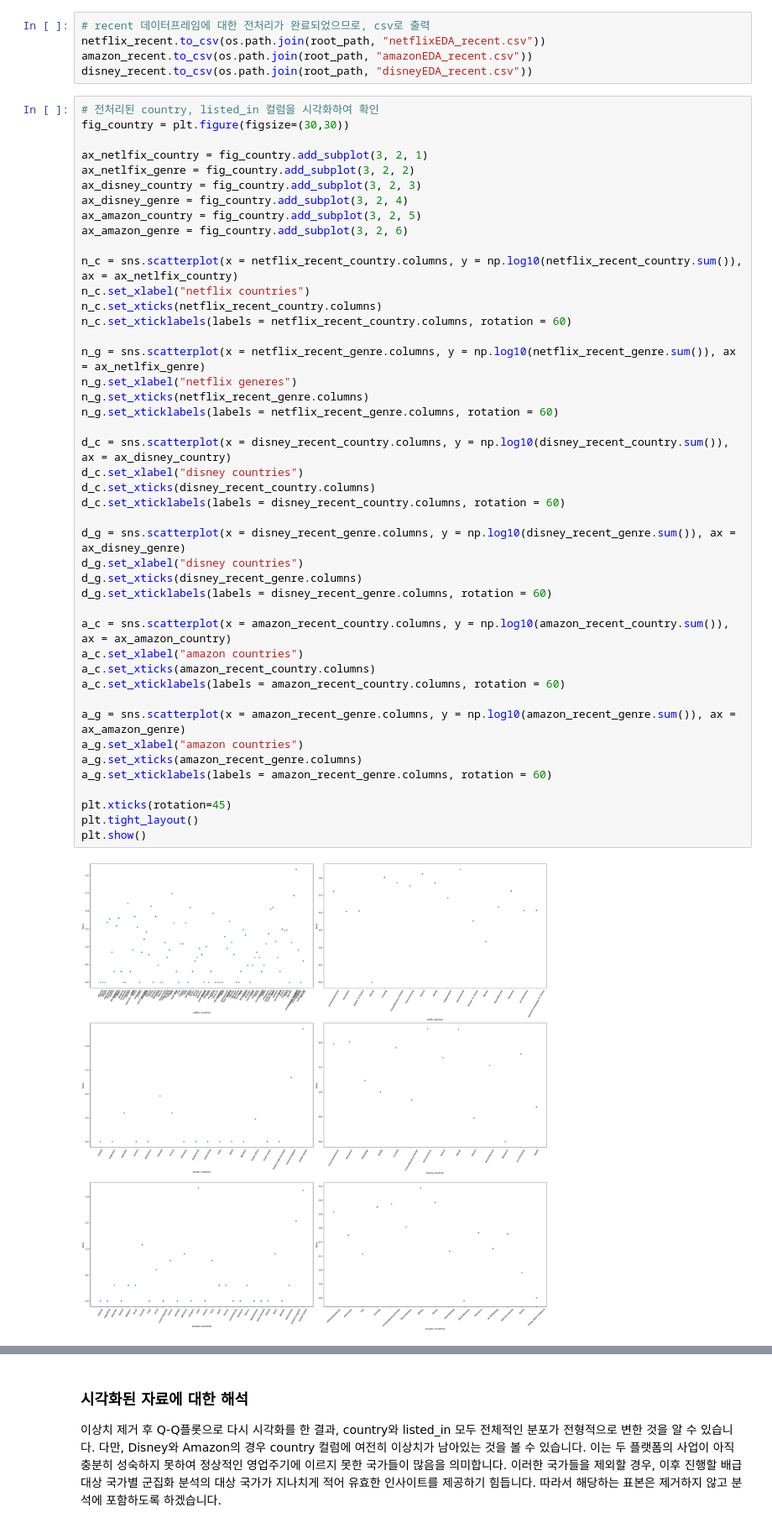
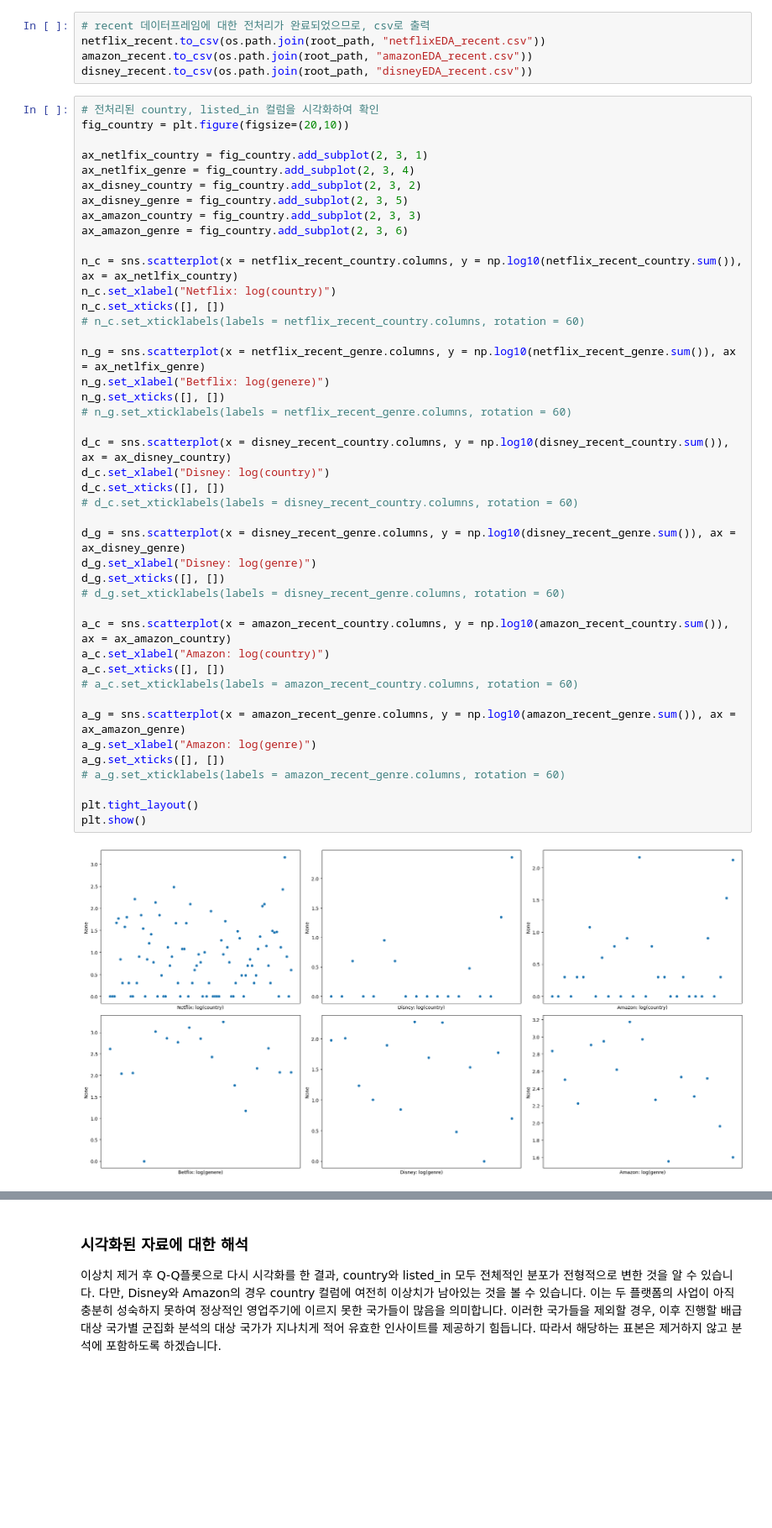
Before and after one commit to FennexFox/datathon, a Jupyter notebook: Datathon_01 copy.ipynb, the cells around one changed output, grey strips where cells are left out. Shown at 84% size. Saved outputs shown, nothing was run; the diff lists cells and outputs as text; blank space fills up the shorter version.

```diff
--- a/Datathon_01 copy.ipynb
+++ b/Datathon_01 copy.ipynb
@@ -482,50 +486,49 @@ amazon_recent.to_csv(os.path.join(root_path, "amazonEDA_recent.csv"))
 disney_recent.to_csv(os.path.join(root_path, "disneyEDA_recent.csv"))
 # %%
 # 전처리된 country, listed_in 컬럼을 시각화하여 확인
-fig_country = plt.figure(figsize=(30,30))
+fig_country = plt.figure(figsize=(20,10))
 
-ax_netlfix_country = fig_country.add_subplot(3, 2, 1)
-ax_netlfix_genre = fig_country.add_subplot(3, 2, 2)
-ax_disney_country = fig_country.add_subplot(3, 2, 3)
-ax_disney_genre = fig_country.add_subplot(3, 2, 4)
-ax_amazon_country = fig_country.add_subplot(3, 2, 5)
-ax_amazon_genre = fig_country.add_subplot(3, 2, 6)
+ax_netlfix_country = fig_country.add_subplot(2, 3, 1)
+ax_netlfix_genre = fig_country.add_subplot(2, 3, 4)
+ax_disney_country = fig_country.add_subplot(2, 3, 2)
+ax_disney_genre = fig_country.add_subplot(2, 3, 5)
+ax_amazon_country = fig_country.add_subplot(2, 3, 3)
+ax_amazon_genre = fig_country.add_subplot(2, 3, 6)
 
 n_c = sns.scatterplot(x = netflix_recent_country.columns, y = np.log10(netflix_recent_country.sum()), ax = ax_netlfix_country)
-n_c.set_xlabel("netflix countries")
-n_c.set_xticks(netflix_recent_country.columns)
-n_c.set_xticklabels(labels = netflix_recent_country.columns, rotation = 60)
+n_c.set_xlabel("Netflix: log(country)")
+n_c.set_xticks([], [])
+# n_c.set_xticklabels(labels = netflix_recent_country.columns, rotation = 60)
 
 n_g = sns.scatterplot(x = netflix_recent_genre.columns, y = np.log10(netflix_recent_genre.sum()), ax = ax_netlfix_genre)
-n_g.set_xlabel("netflix generes")
-n_g.set_xticks(netflix_recent_genre.columns)
-n_g.set_xticklabels(labels = netflix_recent_genre.columns, rotation = 60)
+n_g.set_xlabel("Betflix: log(genere)")
+n_g.set_xticks([], [])
+# n_g.set_xticklabels(labels = netflix_recent_genre.columns, rotation = 60)
 
 d_c = sns.scatterplot(x = disney_recent_country.columns, y = np.log10(disney_recent_country.sum()), ax = ax_disney_country)
-d_c.set_xlabel("disney countries")
-d_c.set_xticks(disney_recent_country.columns)
-d_c.set_xticklabels(labels = disney_recent_country.columns, rotation = 60)
+d_c.set_xlabel("Disney: log(country)")
+d_c.set_xticks([], [])
+# d_c.set_xticklabels(labels = disney_recent_country.columns, rotation = 60)
 
 d_g = sns.scatterplot(x = disney_recent_genre.columns, y = np.log10(disney_recent_genre.sum()), ax = ax_disney_genre)
-d_g.set_xlabel("disney countries")
-d_g.set_xticks(disney_recent_genre.columns)
-d_g.set_xticklabels(labels = disney_recent_genre.columns, rotation = 60)
+d_g.set_xlabel("Disney: log(genre)")
+d_g.set_xticks([], [])
+# d_g.set_xticklabels(labels = disney_recent_genre.columns, rotation = 60)
 
 a_c = sns.scatterplot(x = amazon_recent_country.columns, y = np.log10(amazon_recent_country.sum()), ax = ax_amazon_country)
-a_c.set_xlabel("amazon countries")
-a_c.set_xticks(amazon_recent_country.columns)
-a_c.set_xticklabels(labels = amazon_recent_country.columns, rotation = 60)
+a_c.set_xlabel("Amazon: log(country)")
+a_c.set_xticks([], [])
+# a_c.set_xticklabels(labels = amazon_recent_country.columns, rotation = 60)
 
 a_g = sns.scatterplot(x = amazon_recent_genre.columns, y = np.log10(amazon_recent_genre.sum()), ax = ax_amazon_genre)
-a_g.set_xlabel("amazon countries")
-a_g.set_xticks(amazon_recent_genre.columns)
-a_g.set_xticklabels(labels = amazon_recent_genre.columns, rotation = 60)
+a_g.set_xlabel("Amazon: log(genre)")
+a_g.set_xticks([], [])
+# a_g.set_xticklabels(labels = amazon_recent_genre.columns, rotation = 60)
 
-plt.xticks(rotation=45)
 plt.tight_layout()
 plt.show()
 # %% [output]
-[figure, old version]
+[figure, new version]
 # %% [markdown]
 ## 인사이트 도출을 위한 데이터 전환
 ### Q-Q Plot을 통해 플랫폼별 country 분포를 시각화
```
Also changed, not shown: parts of 14 cells of this notebook, 2 other files.
